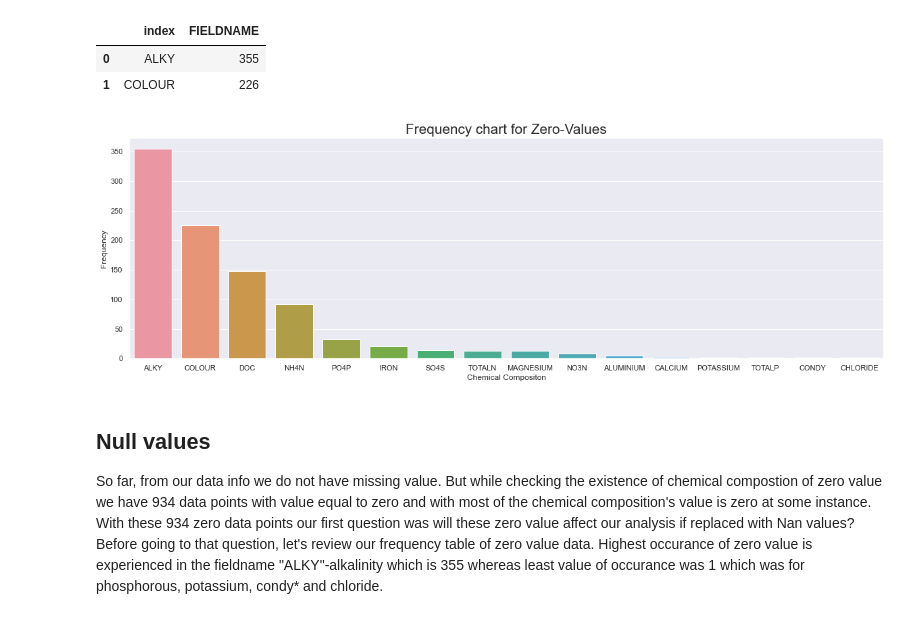
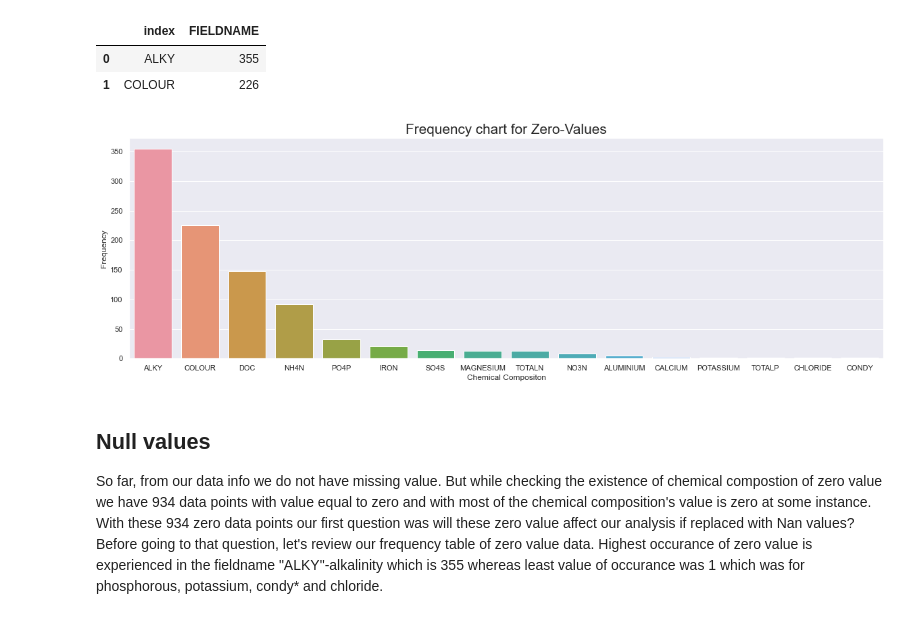
Before and after one commit to vuchau8592/project_data_tidy, a Jupyter notebook: Analysis_dataset.ipynb, the cells around one changed output. Cells and saved outputs as stored; diff of their text form; code cells hidden in the pictures.

```diff
--- a/Analysis_dataset.ipynb
+++ b/Analysis_dataset.ipynb
@@ -71,6 +71,6 @@ sum(data["VALUE"]==0)
 # %% [output]
 934
 # %%
-d1 = data[data["VALUE"]==0]
+d1 = data[data["VALUE"]==0].copy()
 # %%
-d1["SDATE"]= d1["SDATE"].astype("datetime64")
+d1.loc[:,"SDATE"]= d1.loc[:,"SDATE"].astype("datetime64")
@@ -114,13 +110,13 @@ df1.head(2)
 | 1 | COLOUR | 226 |
 # %%
 fig=plt.figure(figsize = (20,6))
-sns.barplot(df1["index"], df1["FIELDNAME"])
+sns.barplot(x=df1["index"], y=df1["FIELDNAME"])
 plt.title("Frequency chart for Zero-Values", fontsize="xx-large" )
 plt.xlabel("Chemical Compositon")
 plt.ylabel("Frequency")
 plt.show()
 # %% [output]
-[figure, old version]
+[figure, new version]
 # %% [markdown]
 ## Null values
 So far, from our data info we do not have missing value. But while checking the existence of chemical compostion of zero value we have 934 data points with value equal to zero and with most of the chemical composition's value is zero at some instance. With these 934 zero data points our first question was will these zero value affect our analysis if replaced with Nan values? Before going to that question, let's review our frequency table of zero value data. Highest occurance of zero value is experienced in the fieldname "ALKY"-alkalinity which is 355 whereas least value of occurance was 1 which was for phosphorous, potassium, condy* and chloride.
```
Also changed, not shown: parts of 27 cells of this notebook, 6 other files.
